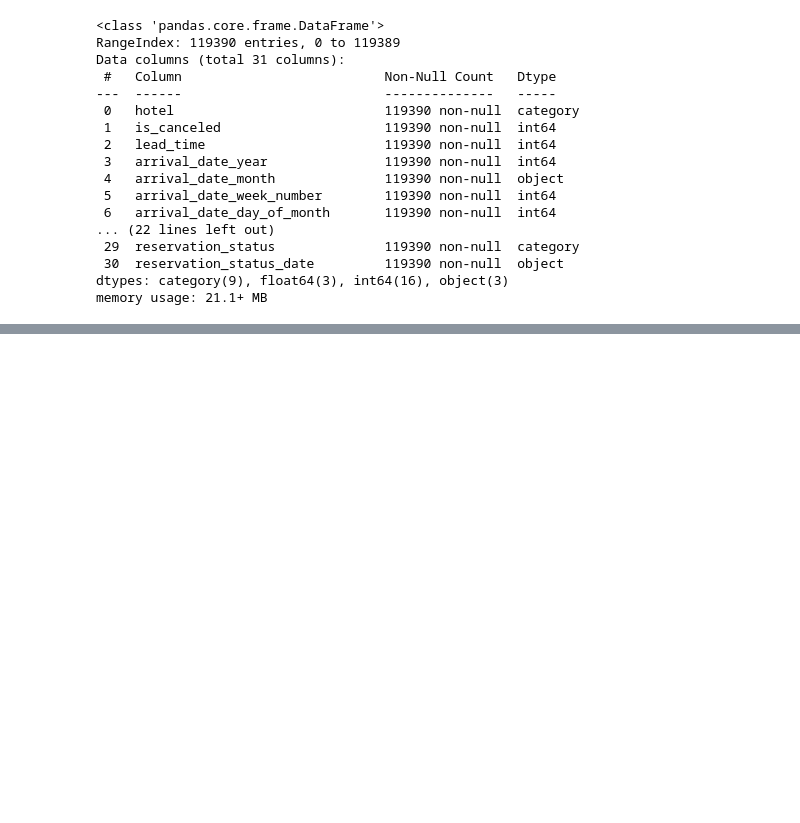
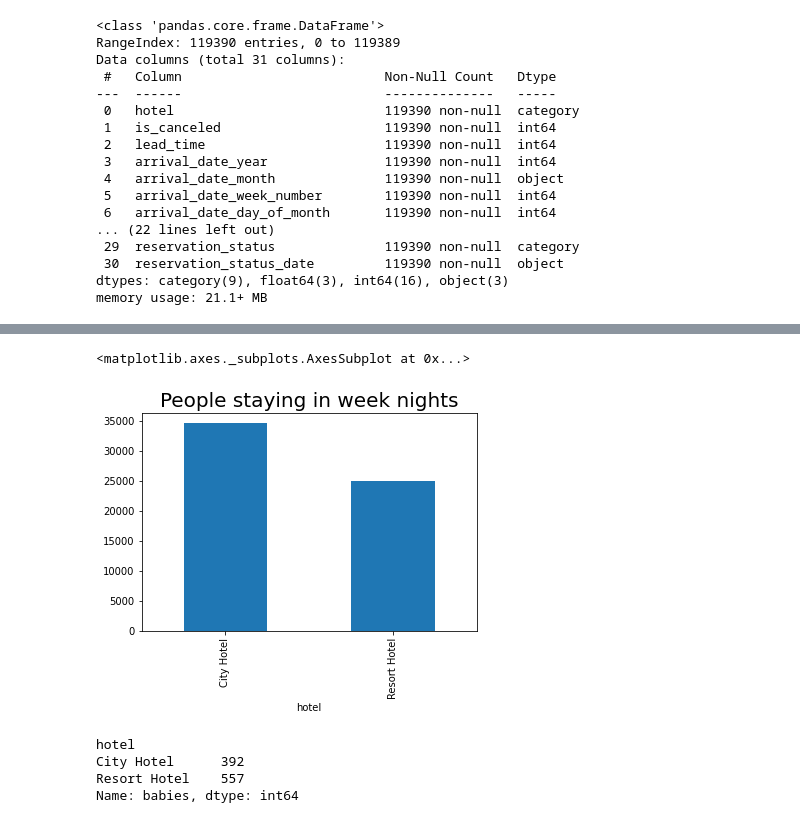
Before and after one commit to vinayvst012/Hotel_Booking---Vinayak-Tigadi, a Jupyter notebook: Hotel_Booking_Analysis_Capstone_Project.ipynb, the cells around one changed output, grey strips where cells are left out. Saved outputs shown, nothing was run; the diff lists cells and outputs as text; code cells hidden in the pictures; blank space fills up the shorter version.

```diff
--- a/Hotel_Booking_Analysis_Capstone_Project.ipynb
+++ b/Hotel_Booking_Analysis_Capstone_Project.ipynb
@@ -274,0 +325,13 @@ memory usage: 21.1+ MB
+# %%
+plt.title('People staying in week nights',fontsize=20)
+(df.groupby(by=['hotel'])['stays_in_week_nights'].sum()//5).plot(kind='bar')
+# %% [output]
+<matplotlib.axes._subplots.AxesSubplot at 0x...>
+[figure, added]
+# %%
+df.groupby(by=['hotel'])['babies'].sum()
+# %% [output]
+hotel
+City Hotel      392
+Resort Hotel    557
+Name: babies, dtype: int64
```
Also changed, not shown: parts of 13 cells of this notebook.
